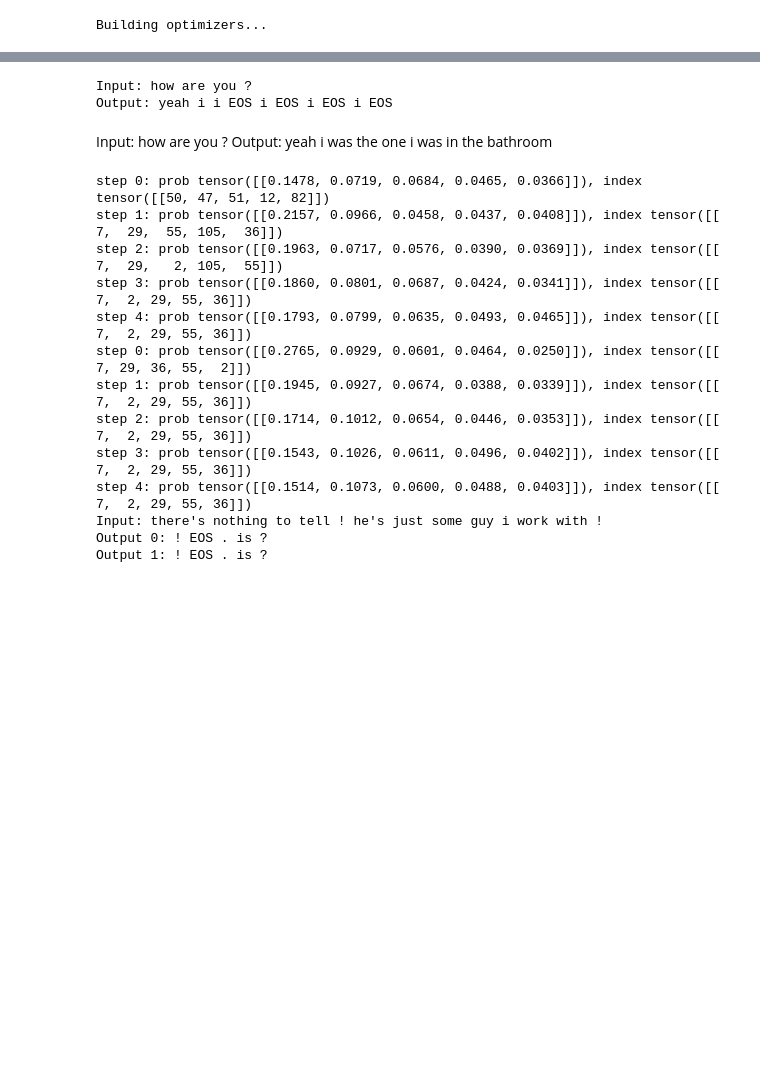
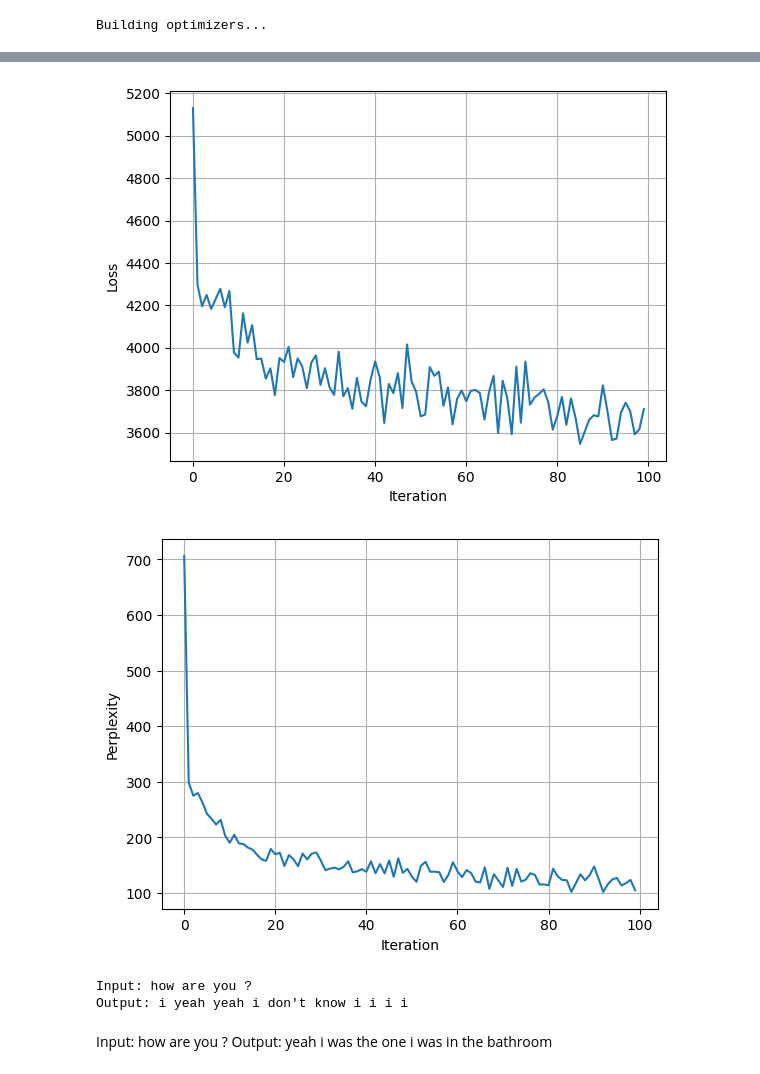
Before and after one commit to catherineannie13/-Friends-Chatbot, a Jupyter notebook: train.ipynb, the cells around one changed output, grey strips where cells are left out. Cells and saved outputs as stored; diff of their text form; code cells hidden in the pictures; blank space fills up the shorter version.

```diff
--- a/train.ipynb
+++ b/train.ipynb
@@ -227,6 +231,8 @@ print_loss = 0
 print_total_words = 0
 losses = []
 total_words = []
+loss_avgs = []
+perplexity_scores = []
 
 for iteration in range(1, n_iteration + 1):
     training_batch = [random.choice(pairs) for _ in range(batch_size)]
@@ -245,7 +251,10 @@ for iteration in range(1, n_iteration + 1):
     # Print progress
     if iteration % print_every == 0:
         print_loss_avg = print_loss / print_every
-        print(f"Iteration: {iteration}; Percent complete: {iteration / n_iteration * 100:.1f}%; Average loss: {print_loss_avg:.4f}")
+        perplexity = torch.exp(torch.tensor(print_loss / print_total_words))
+        loss_avgs.append(print_loss_avg)
+        perplexity_scores.append(perplexity)
+        print(f"Iteration: {iteration}; Percent complete: {iteration / n_iteration * 100:.1f}%; Average loss: {print_loss_avg:.4f}; Perplexity: {perplexity:.2f}")
         print_loss = 0
         print_total_words = 0
 
@@ -260,7 +269,6 @@ for iteration in range(1, n_iteration + 1):
             'de': decoder.state_dict(),
             'en_opt': encoder_optimizer.state_dict(),
             'de_opt': decoder_optimizer.state_dict(),
-            'loss': loss,
             'voc_dict': voc.__dict__,
         }, os.path.join(directory, f'{iteration}_checkpoint.tar'))
 # %% [output]
@@ -284,3 +292,18 @@ Iteration: 4000; Percent complete: 100.0%; Average loss: 4.6723
+# %%
+plt.plot(loss_avgs)
+plt.ylabel("Loss")
+plt.xlabel("Iteration")
+plt.grid(True)
+plt.show()
+
+plt.plot(perplexity_scores)
+plt.ylabel("Perplexity")
+plt.xlabel("Iteration")
+plt.grid(True)
+plt.show()
+# %% [output]
+[figure, added]
+[figure, added]
 # %%
 def evaluate(encoder, decoder, searcher, voc, sentence, max_length=10):
     ### Format input sentence as a batch
@@ -341,7 +364,7 @@ print('Input:', input_sentence)
 print('Output:', output_sentence)
 # %% [output]
 Input: how are you ?
-Output: yeah i i EOS i EOS i EOS i EOS
+Output: i yeah yeah i don't know i i i i
 # %% [markdown]
 Input: how are you ?
 Output: yeah i was the one i was in the bathroom
@@ -395,20 +370,0 @@ def evaluate(encoder, decoder, voc, sentence, max_length=5, beam_width=5):
-# %%
-sentence = "there's nothing to tell ! he's just some guy i work with !"
-output_words = evaluate(encoder, decoder, voc, sentence)
-print('Input:', sentence)
-for idx in range(len(output_words)):
-    print(f'Output {idx}:', ' '.join([voc.index2word[token] for token in output_words[idx]]))
-# %% [output]
-step 0: prob tensor([[0.1478, 0.0719, 0.0684, 0.0465, 0.0366]]), index tensor([[50, 47, 51, 12, 82]])
-step 1: prob tensor([[0.2157, 0.0966, 0.0458, 0.0437, 0.0408]]), index tensor([[  7,  29,  55, 105,  36]])
-step 2: prob tensor([[0.1963, 0.0717, 0.0576, 0.0390, 0.0369]]), index tensor([[  7,  29,   2, 105,  55]])
-step 3: prob tensor([[0.1860, 0.0801, 0.0687, 0.0424, 0.0341]]), index tensor([[ 7,  2, 29, 55, 36]])
-step 4: prob tensor([[0.1793, 0.0799, 0.0635, 0.0493, 0.0465]]), index tensor([[ 7,  2, 29, 55, 36]])
-step 0: prob tensor([[0.2765, 0.0929, 0.0601, 0.0464, 0.0250]]), index tensor([[ 7, 29, 36, 55,  2]])
-step 1: prob tensor([[0.1945, 0.0927, 0.0674, 0.0388, 0.0339]]), index tensor([[ 7,  2, 29, 55, 36]])
-step 2: prob tensor([[0.1714, 0.1012, 0.0654, 0.0446, 0.0353]]), index tensor([[ 7,  2, 29, 55, 36]])
-step 3: prob tensor([[0.1543, 0.1026, 0.0611, 0.0496, 0.0402]]), index tensor([[ 7,  2, 29, 55, 36]])
-step 4: prob tensor([[0.1514, 0.1073, 0.0600, 0.0488, 0.0403]]), index tensor([[ 7,  2, 29, 55, 36]])
-Input: there's nothing to tell ! he's just some guy i work with !
-Output 0: ! EOS . is ?
-Output 1: ! EOS . is ?
```
Also changed, not shown: parts of 16 cells of this notebook.
